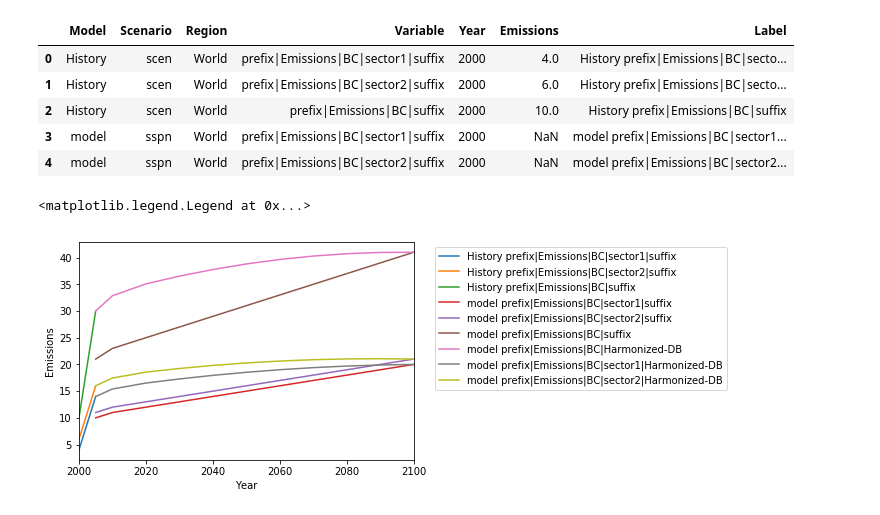
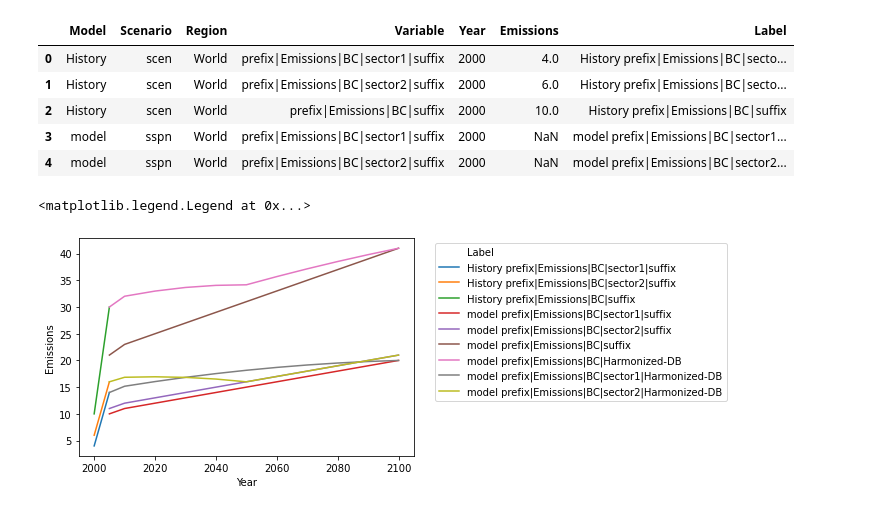
Before and after one commit to iiasa/aneris, a Jupyter notebook: doc/source/tutorial.ipynb, the cells around one changed output. Cells and saved outputs as stored; diff of their text form; code cells hidden in the pictures.

Commit message:
tutorial: Update deprecated seaborn call to sns.lineplot

```diff
--- a/doc/source/tutorial.ipynb
+++ b/doc/source/tutorial.ipynb
@@ -66,8 +63,8 @@ df.head()
 | 3 | model | sspn | World | prefix|Emissions|BC|sector1|suffix | 2000 | NaN | model prefix|Emissions|BC|sector1... |
 | 4 | model | sspn | World | prefix|Emissions|BC|sector2|suffix | 2000 | NaN | model prefix|Emissions|BC|sector2... |
 # %%
-sns.tsplot(df, time='Year', condition='Label', value='Emissions', unit='Model')
+sns.lineplot(x=df.Year.astype(int), y=df.Emissions, hue=df.Label)
 plt.legend(bbox_to_anchor=(1.05, 1))
 # %% [output]
 <matplotlib.legend.Legend at 0x...>
-[figure, old version]
+[figure, new version]
```
Also changed, not shown: parts of 1 cell of this notebook, 1 other file.
